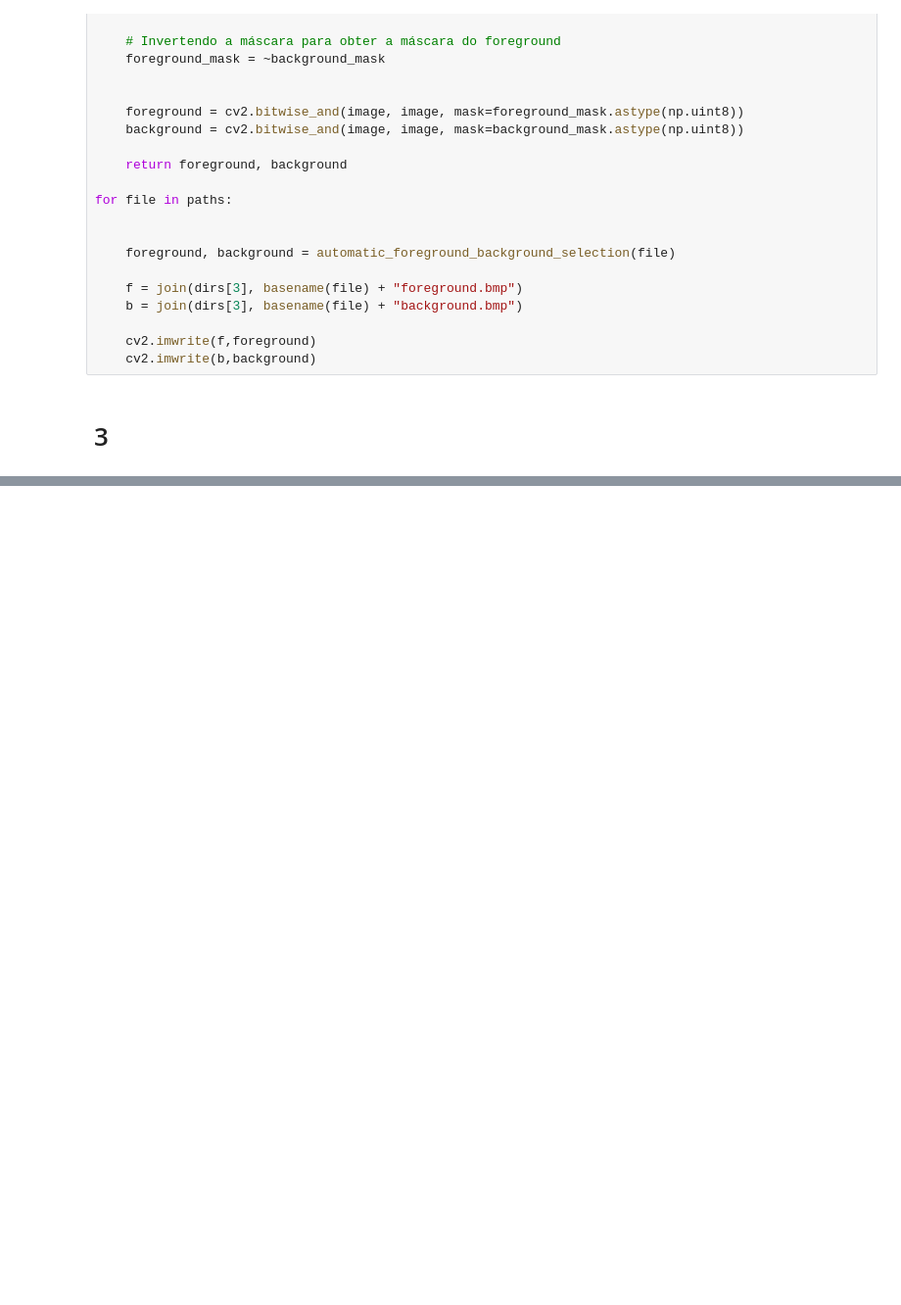
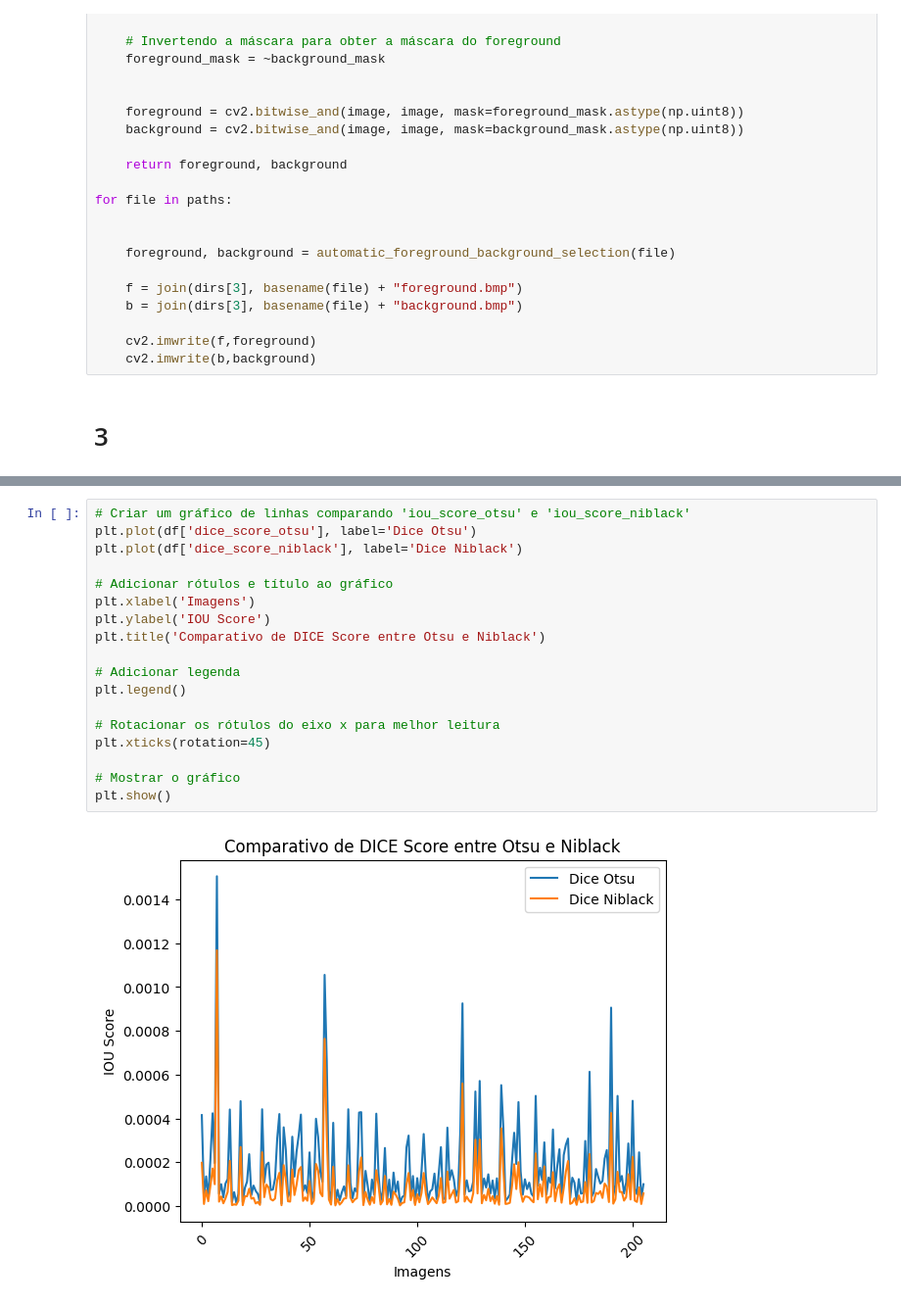
Before and after one commit to mauriciobenjamin700/6_periodo, a Jupyter notebook: CV/Treino/Enviar_6/processamento.ipynb, the cells around one changed output, grey strips where cells are left out. Shown at 98% size. Saved outputs shown, nothing was run; the diff lists cells and outputs as text; blank space fills up the shorter version.

```diff
--- a/CV/Treino/Enviar_6/processamento.ipynb
+++ b/CV/Treino/Enviar_6/processamento.ipynb
@@ -207,0 +240,20 @@ for file in paths:
+# %%
+# Criar um gráfico de linhas comparando 'iou_score_otsu' e 'iou_score_niblack'
+plt.plot(df['dice_score_otsu'], label='Dice Otsu')
+plt.plot(df['dice_score_niblack'], label='Dice Niblack')
+
+# Adicionar rótulos e título ao gráfico
+plt.xlabel('Imagens')
+plt.ylabel('IOU Score')
+plt.title('Comparativo de DICE Score entre Otsu e Niblack')
+
+# Adicionar legenda
+plt.legend()
+
+# Rotacionar os rótulos do eixo x para melhor leitura
+plt.xticks(rotation=45)
+
+# Mostrar o gráfico
+plt.show()
+# %% [output]
+[figure, added]
```
Also changed, not shown: parts of 5 cells of this notebook, 1 other file.
